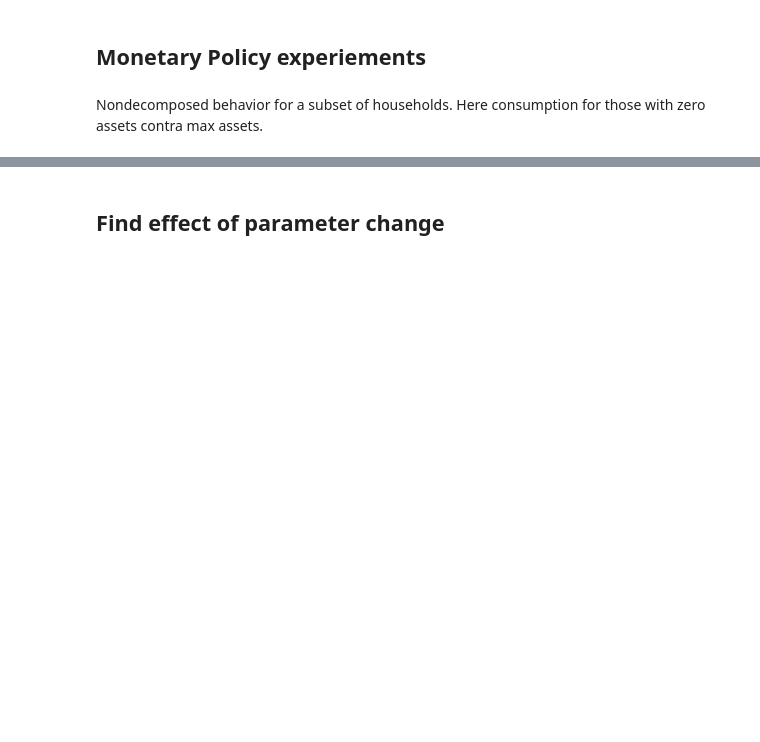
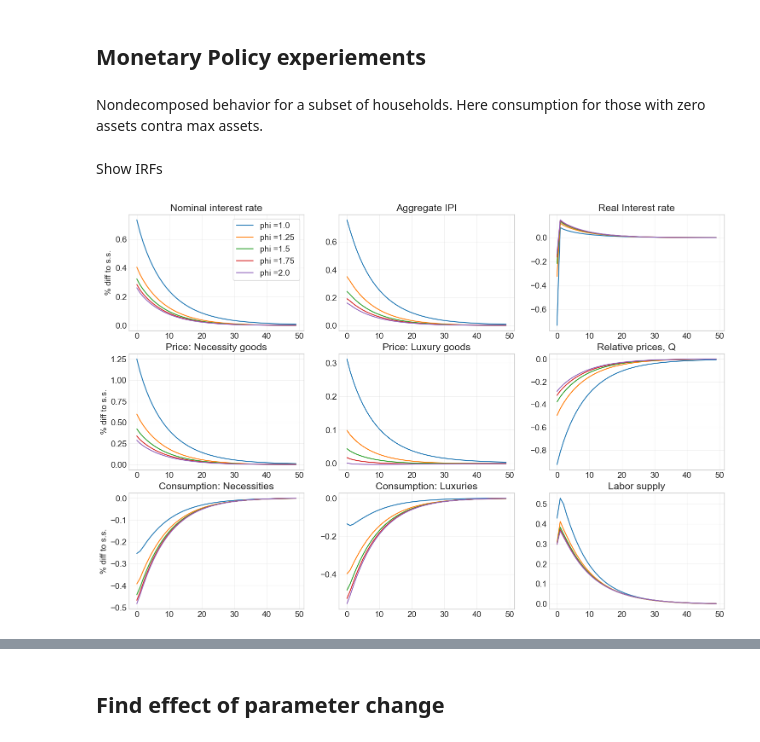
Before and after one commit to signehm0812/hank-speciale, a Jupyter notebook: two_sectors_subsistence/two_sector/HANK.ipynb, the cells around one changed output, grey strips where cells are left out. Drawn from its saved outputs; the diff is of its cells as text; code cells hidden in the pictures; blank space fills up the shorter version.

Commit message:
Fixed graphs etc. for taylor weight comparisons

```diff
--- a/two_sectors_subsistence/two_sector/HANK.ipynb
+++ b/two_sectors_subsistence/two_sector/HANK.ipynb
@@ -1208,17 +1216,19 @@ path_alt_rich_ss_list = []
 path_alt_avg_list = []
 path_alt_avg_ss_list = []
 
-for i in range(4):
+for i in range(5):
         #mod = model.copy()
         ss = model.ss
         model.par.phi = 1+i/4
         model.find_ss()
+        #model.par.jump_istar = 0.0025 # 25 BP Monetary policy shock
+        model.par.jump_pm_N     = 0.01*model.ss.Q # cost push shock
         model.compute_jacs()
         model.find_transition_path()
 
         # poor
         Dbeg = ss.Dbeg.copy()
-        Dbeg[:,:,1:] = 0.0 # zero every else than in first asset grid point
+        Dbeg[:,:,50:] = 0.0 # zero every else than in first asset grid point
         Dbeg /= np.sum(Dbeg) # re-normalize
 
         path_alt_poor_ss = model.decompose_hh_path(Dbeg=Dbeg,use_inputs=None)
@@ -1242,9 +1252,63 @@ for i in range(4):
         Dbeg = ss.Dbeg.copy()
 
         path_alt_average_ss = model.decompose_hh_path(Dbeg=Dbeg,use_inputs=None)
-        path_alt_average = model .decompose_hh_path(Dbeg=Dbeg,use_inputs='all')
+        path_alt_average = model.decompose_hh_path(Dbeg=Dbeg,use_inputs='all')
 
         path_alt_avg_list.append(path_alt_average)
         path_alt_avg_ss_list.append(path_alt_average_ss)
-
 #path_alts = []
+# %% [markdown]
+Show IRFs
+# %%
+fig = plt.figure(figsize=(3*6,3*4),dpi=100)
+
+ax = fig.add_subplot(3,3,1)
+ax.set_title('Nominal interest rate')
+for i,(a,b) in enumerate(zip(path_alt_avg_list,path_alt_avg_ss_list)):
+    ax.plot((a.i[0,:50]-b.i[0,:50])*100,label=f'phi ={1+i/4} ')
+ax.set_ylabel('% diff to s.s.')
+ax.legend(frameon=True)
+
+ax = fig.add_subplot(3,3,2)
+ax.set_title('Aggregate IPI')
+for i,(a,b) in enumerate(zip(path_alt_avg_list,path_alt_avg_ss_list)):
+    ax.plot((a.P_hh[0,:50]-b.P_hh[0,:50])/b.P_hh[0,:50]*100)
+
+ax = fig.add_subplot(3,3,3)
+ax.set_title('Real Interest rate')
+for i,(a,b) in enumerate(zip(path_alt_avg_list,path_alt_avg_ss_list)):
+    ax.plot((a.r[0,:50]-b.r[0,:50])*100)
+
+ax = fig.add_subplot(3,3,4)
+ax.set_title('Price: Necessity goods')
+for i,(a,b) in enumerate(zip(path_alt_avg_list,path_alt_avg_ss_list)):
+    ax.plot((a.p_N[0,:50]-b.p_N[0,:50])/b.p_N[0,:50]*100)
+ax.set_ylabel('% diff to s.s.')
+
+ax = fig.add_subplot(3,3,5)
+ax.set_title('Price: Luxury goods')
+for i,(a,b) in enumerate(zip(path_alt_avg_list,path_alt_avg_ss_list)):
+    ax.plot((a.p_L[0,:50]-b.p_L[0,:50])/b.p_L[0,:50]*100)
+
+ax = fig.add_subplot(3,3,6)
+ax.set_title('Relative prices, Q')
+for i,(a,b) in enumerate(zip(path_alt_avg_list,path_alt_avg_ss_list)):
+    ax.plot((a.Q[0,:50]-b.Q[0,:50])/b.Q[0,:50]*100)
+
+ax = fig.add_subplot(3,3,7)
+ax.set_title('Consumption: Necessities')
+for i,(a,b) in enumerate(zip(path_alt_avg_list,path_alt_avg_ss_list)):
+    ax.plot((a.C_N_hh[0,:50]-b.C_N_hh[0,:50])/b.C_N_hh[0,:50]*100)
+ax.set_ylabel('% diff to s.s.')
+
+ax = fig.add_subplot(3,3,8)
+ax.set_title('Consumption: Luxuries')
+for i,(a,b) in enumerate(zip(path_alt_avg_list,path_alt_avg_ss_list)):
+    ax.plot((a.C_L_hh[0,:50]-b.C_L_hh[0,:50])/b.C_L_hh[0,:50]*100)
+
+ax = fig.add_subplot(3,3,9)
+ax.set_title('Labor supply')
+for i,(a,b) in enumerate(zip(path_alt_avg_list,path_alt_avg_ss_list)):
+    ax.plot((a.ELL_hh[0,:50]-b.ELL_hh[0,:50])/b.ELL_hh[0,:50]*100)
+# %% [output]
+[figure, added]
```
Also changed, not shown: parts of 25 cells of this notebook, 5 other files.
